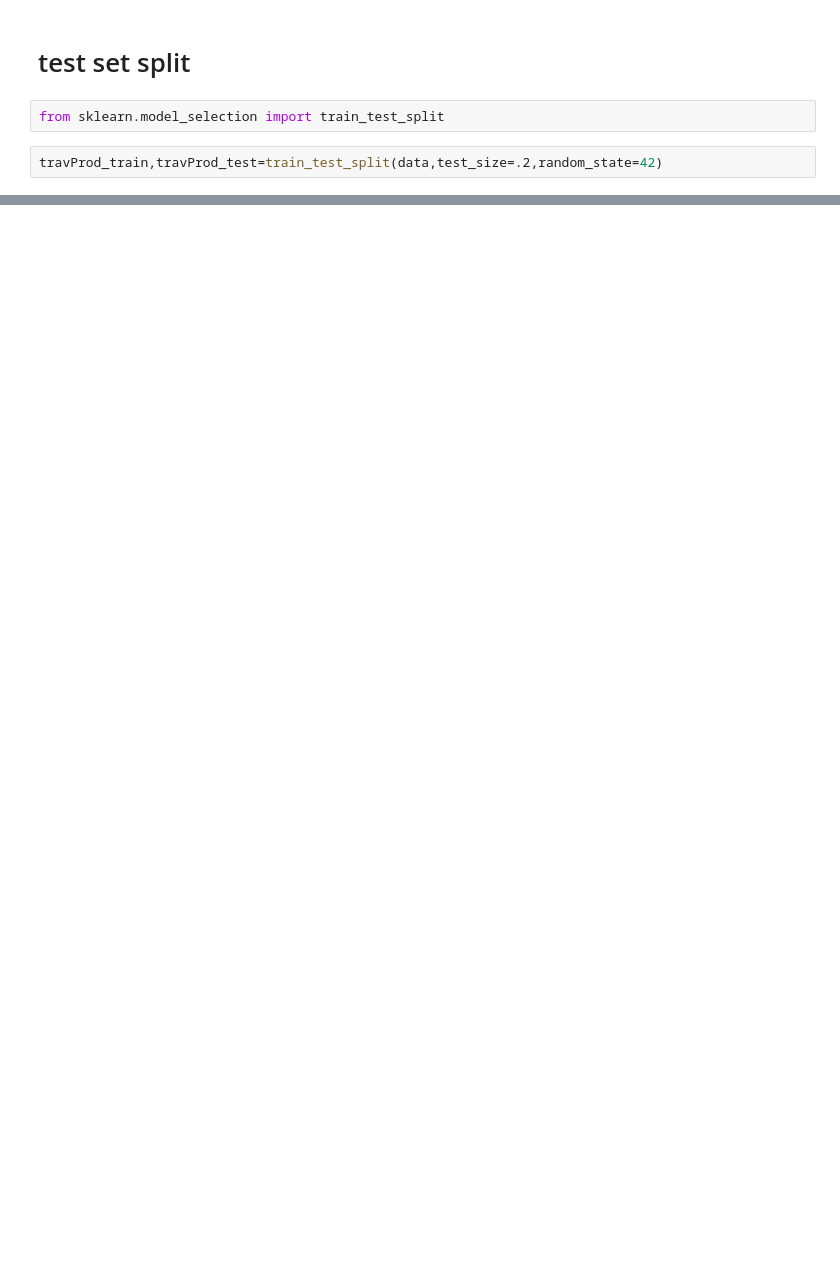
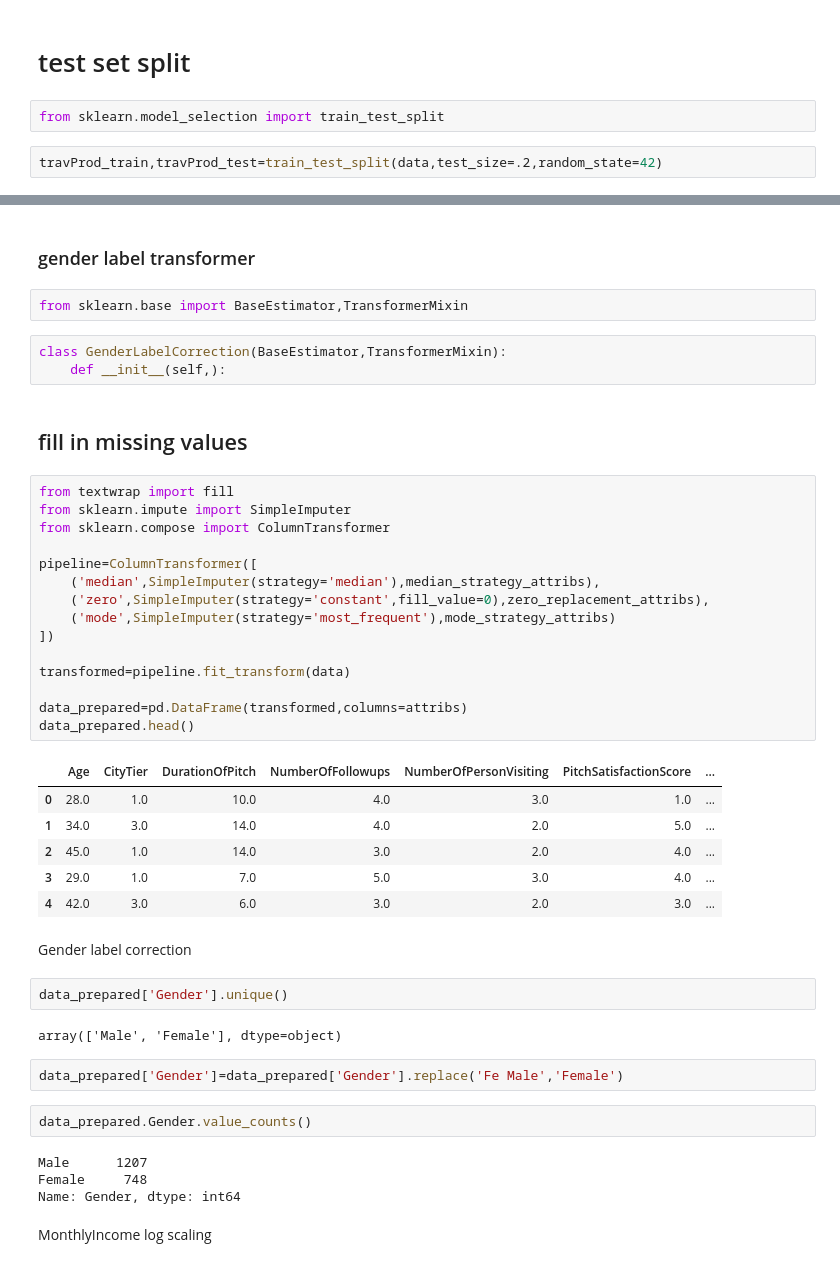
Before and after one commit to Junho65/Kaggle-DACON, a Jupyter notebook: (DACON)Travel_Prediction/travel_prediction.ipynb, the cells around one changed output, grey strips where cells are left out. Cells and saved outputs as stored; diff of their text form; blank space fills up the shorter version.

Commit message:
pipeline and other transformation

```diff
--- a/(DACON)Travel_Prediction/travel_prediction.ipynb
+++ b/(DACON)Travel_Prediction/travel_prediction.ipynb
@@ -201,0 +288,47 @@ travProd_train,travProd_test=train_test_split(data,test_size=.2,random_state=42)
+# %% [markdown]
+### gender label transformer
+# %%
+from sklearn.base import BaseEstimator,TransformerMixin
+# %%
+class GenderLabelCorrection(BaseEstimator,TransformerMixin):
+    def __init__(self,):
+# %% [markdown]
+## fill in missing values
+# %%
+from textwrap import fill
+from sklearn.impute import SimpleImputer
+from sklearn.compose import ColumnTransformer
+
+pipeline=ColumnTransformer([
+    ('median',SimpleImputer(strategy='median'),median_strategy_attribs),
+    ('zero',SimpleImputer(strategy='constant',fill_value=0),zero_replacement_attribs),
+    ('mode',SimpleImputer(strategy='most_frequent'),mode_strategy_attribs)
+])
+
+transformed=pipeline.fit_transform(data)
+
+data_prepared=pd.DataFrame(transformed,columns=attribs)
+data_prepared.head()
+# %% [output]
+|  | Age | CityTier | DurationOfPitch | NumberOfFollowups | NumberOfPersonVisiting | PitchSatisfactionScore | ... |
+| 0 | 28.0 | 1.0 | 10.0 | 4.0 | 3.0 | 1.0 | ... |
+| 1 | 34.0 | 3.0 | 14.0 | 4.0 | 2.0 | 5.0 | ... |
+| 2 | 45.0 | 1.0 | 14.0 | 3.0 | 2.0 | 4.0 | ... |
+| 3 | 29.0 | 1.0 | 7.0 | 5.0 | 3.0 | 4.0 | ... |
+| 4 | 42.0 | 3.0 | 6.0 | 3.0 | 2.0 | 3.0 | ... |
+# %% [markdown]
+Gender label correction
+# %%
+data_prepared['Gender'].unique()
+# %% [output]
+array(['Male', 'Female'], dtype=object)
+# %%
+data_prepared['Gender']=data_prepared['Gender'].replace('Fe Male','Female')
+# %%
+data_prepared.Gender.value_counts()
+# %% [output]
+Male      1207
+Female     748
+Name: Gender, dtype: int64
+# %% [markdown]
+MonthlyIncome log scaling
```
Also changed, not shown: parts of 10 cells of this notebook, 1 other file.
